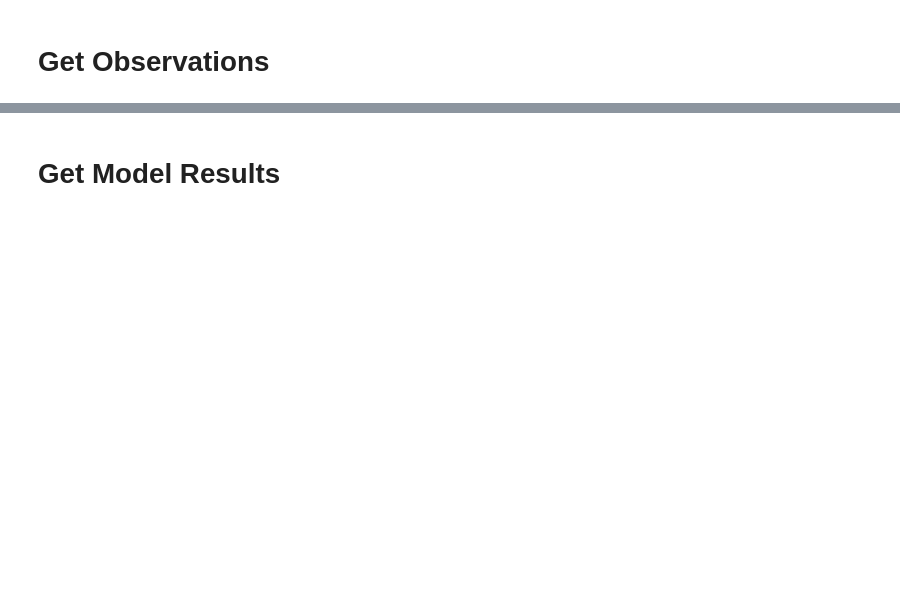
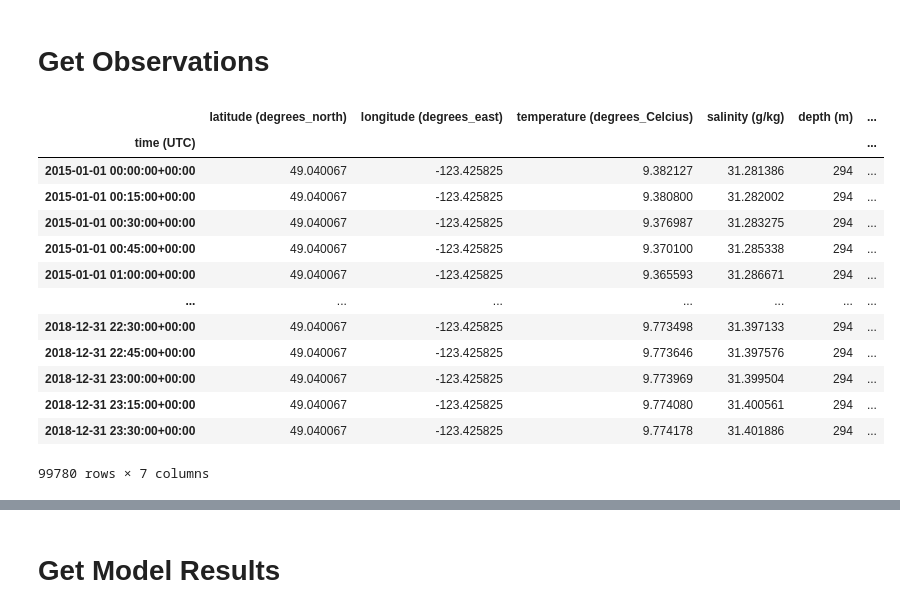
Before and after one commit to SalishSeaCast/analysis-susan, a Jupyter notebook: notebooks/TimeSeries/PlotVENUSModelComparisons.ipynb, the cells around one changed output, grey strips where cells are left out. Drawn from its saved outputs; the diff is of its cells as text; code cells hidden in the pictures; blank space fills up the shorter version.

```diff
--- a/notebooks/TimeSeries/PlotVENUSModelComparisons.ipynb
+++ b/notebooks/TimeSeries/PlotVENUSModelComparisons.ipynb
@@ -60,0 +23,42 @@ ddl_temp_obs_hourly = ddl_temp_obs.resample('1H').mean()
+# %%
+variables = [
+            "latitude",
+            "longitude",
+            "temperature",
+            "salinity",
+            "time",
+            "depth",
+        ]
+# %%
+start_date = '2015-01-01T00:00:00Z'
+end_date = '2018-12-31T23:30:00Z'
+
+constraints = {
+    "time>=": start_date,
+    "time<=": end_date,
+    }
+# %%
+obs = ERDDAP(server=server, protocol=protocol)
+obs.dataset_id = dataset_ids[0]
+obs.variables = variables
+obs.constraints = constraints
+sal_obs = obs.to_pandas(index_col="time (UTC)", parse_dates=True,).dropna()
+sal_obs['conservative temperature (oC)'] = gsw.CT_from_pt(sal_obs['salinity (g/kg)'], sal_obs['temperature (degrees_Celcius)'] )
+sal_obs['dtUTC'] = sal_obs.index.tz_localize(None)
+# %%
+sal_obs
+# %% [output]
+|  | latitude (degrees_north) | longitude (degrees_east) | temperature (degrees_Celcius) | salinity (g/kg) | depth (m) | ... |
+| time (UTC) |  |  |  |  |  | ... |
+| 2015-01-01 00:00:00+00:00 | 49.040067 | -123.425825 | 9.382127 | 31.281386 | 294 | ... |
+| 2015-01-01 00:15:00+00:00 | 49.040067 | -123.425825 | 9.380800 | 31.282002 | 294 | ... |
+| 2015-01-01 00:30:00+00:00 | 49.040067 | -123.425825 | 9.376987 | 31.283275 | 294 | ... |
+| 2015-01-01 00:45:00+00:00 | 49.040067 | -123.425825 | 9.370100 | 31.285338 | 294 | ... |
+| 2015-01-01 01:00:00+00:00 | 49.040067 | -123.425825 | 9.365593 | 31.286671 | 294 | ... |
+| ... | ... | ... | ... | ... | ... | ... |
+| 2018-12-31 22:30:00+00:00 | 49.040067 | -123.425825 | 9.773498 | 31.397133 | 294 | ... |
+| 2018-12-31 22:45:00+00:00 | 49.040067 | -123.425825 | 9.773646 | 31.397576 | 294 | ... |
+| 2018-12-31 23:00:00+00:00 | 49.040067 | -123.425825 | 9.773969 | 31.399504 | 294 | ... |
+| 2018-12-31 23:15:00+00:00 | 49.040067 | -123.425825 | 9.774080 | 31.400561 | 294 | ... |
+| 2018-12-31 23:30:00+00:00 | 49.040067 | -123.425825 | 9.774178 | 31.401886 | 294 | ... |
+99780 rows × 7 columns
```
Also changed, not shown: parts of 21 cells of this notebook, 1 other file.
